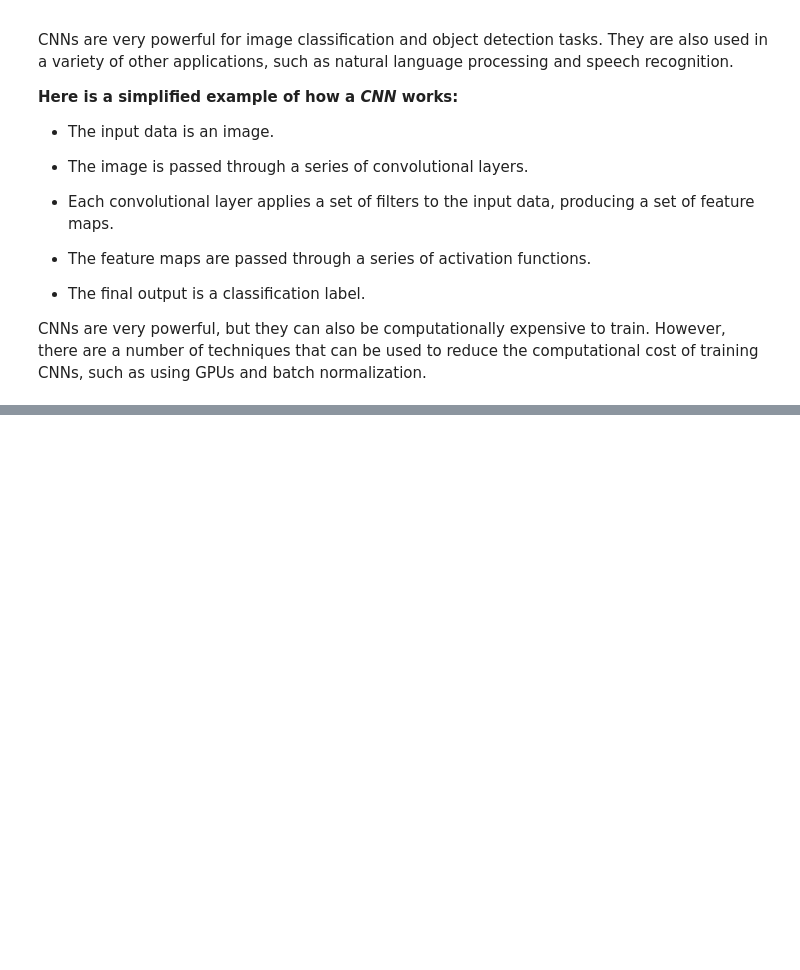
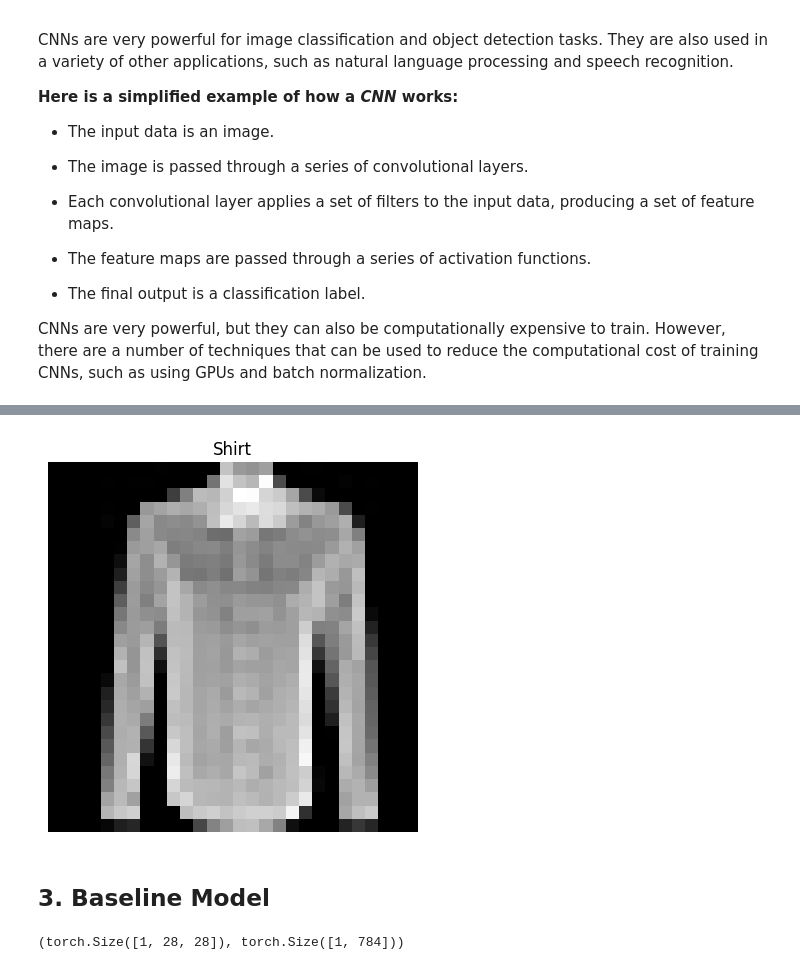
Before and after one commit to saurabhaloneai/Pytorch-complete, a Jupyter notebook: PyTorch_DAY_3.ipynb, the cells around one changed output, grey strips where cells are left out. Cells and saved outputs as stored; diff of their text form; code cells hidden in the pictures; blank space fills up the shorter version.

```diff
--- a/PyTorch_DAY_3.ipynb
+++ b/PyTorch_DAY_3.ipynb
@@ -37,0 +147,21 @@ CNNs are very powerful, but they can also be computationally expensive to train.
+# %%
+import torch.utils.data
+from torch.utils.data import DataLoader
+
+# size hyper parameter
+
+BATCH_SIZE = 32
+
+# dataloader
+
+train_loader = DataLoader( dataset = train_data,
+                          batch_size = BATCH_SIZE,
+                           shuffle = True
+
+)
+
+test_loader = DataLoader( dataset = test_data,
+                          batch_size = BATCH_SIZE,
+                           shuffle = False
+
+)
@@ -37,0 +178,22 @@ CNNs are very powerful, but they can also be computationally expensive to train.
+# %%
+random_idx = torch.randint(0,len(train_features_batch),size= [1]).item()
+img , label = train_features_batch[random_idx],train_lables_batch[random_idx]
+plt.imshow(img.squeeze(),cmap="gray")
+plt.title(classes_name[label])
+plt.axis(False);
+# %% [output]
+[figure, added]
+# %% [markdown]
+## 3. Baseline Model
+# %%
+## Creating flattern layer
+
+flattern = nn.Flatten()
+
+x = train_features_batch[0]
+
+a = flattern(x)
+
+x.shape, a.shape
+# %% [output]
+(torch.Size([1, 28, 28]), torch.Size([1, 784]))
```
Also changed, not shown: parts of 18 cells of this notebook.
